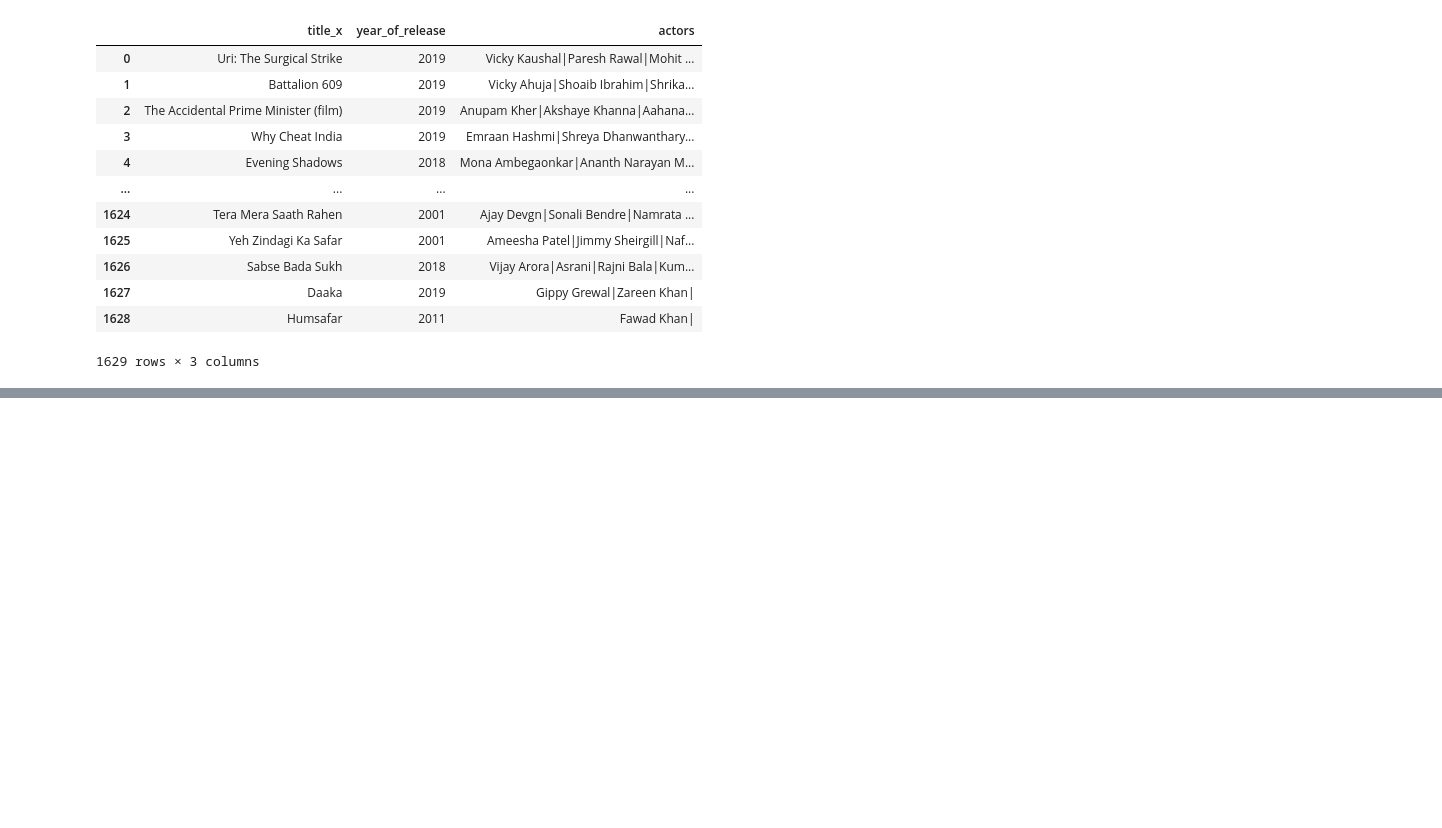
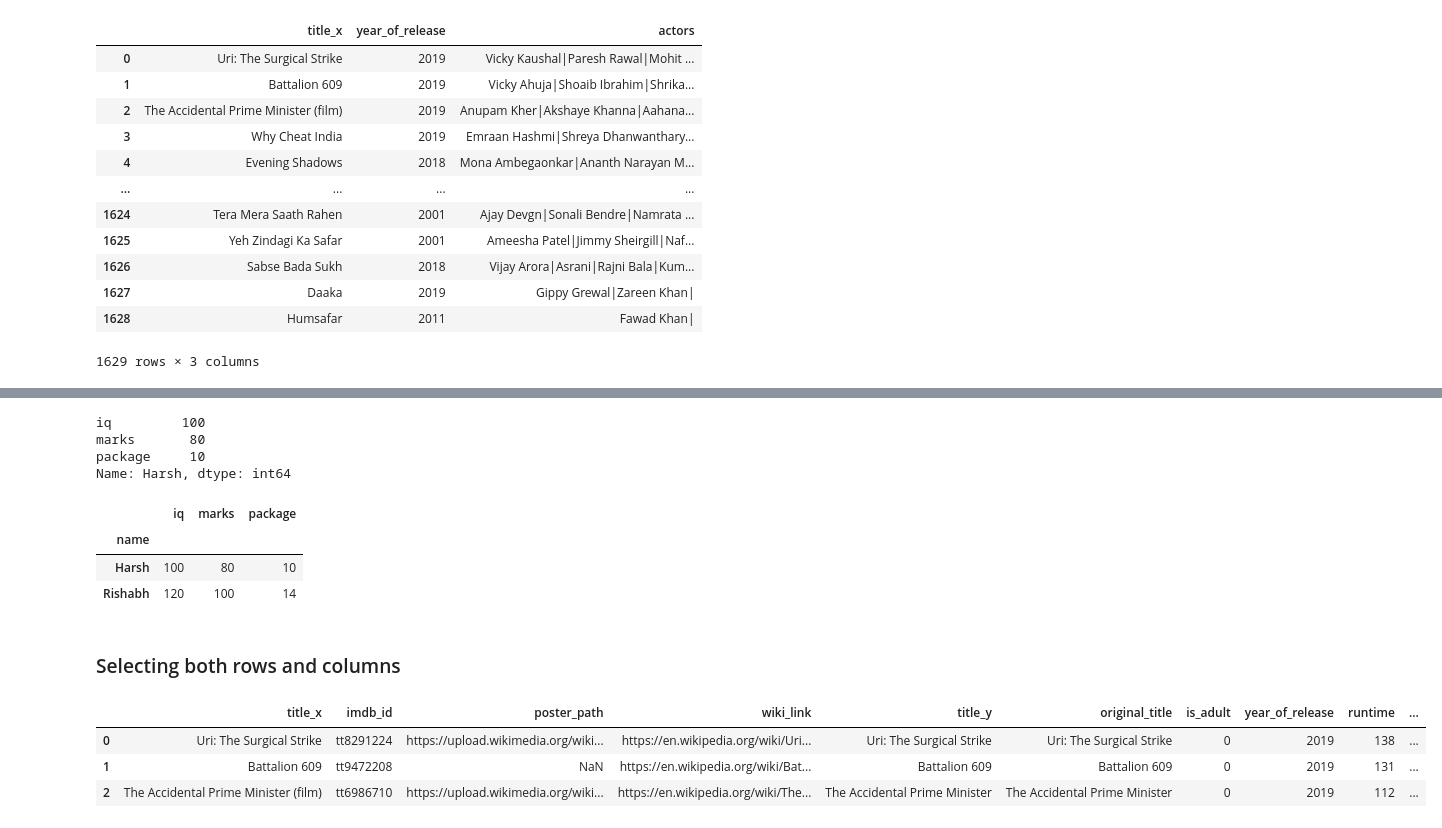
Before and after one commit to HarshChaturvedi19/Learn-Data-Science-With-Projects, a Jupyter notebook: PANDAS/panda-Dataframe/dataFrame.ipynb, the cells around one changed output, grey strips where cells are left out. Cells and saved outputs as stored; diff of their text form; code cells hidden in the pictures; blank space fills up the shorter version.

Commit message:
Row wise selecting

```diff
--- a/PANDAS/panda-Dataframe/dataFrame.ipynb
+++ b/PANDAS/panda-Dataframe/dataFrame.ipynb
@@ -378,0 +453,24 @@ movies[['title_x','year_of_release','actors']]
+# %%
+students.loc['Harsh']
+# %% [output]
+iq         100
+marks       80
+package     10
+Name: Harsh, dtype: int64
+# %%
+# multiple items
+students.loc['Harsh':'Rishabh':2]
+# %% [output]
+|  | iq | marks | package |
+| name |  |  |  |
+| Harsh | 100 | 80 | 10 |
+| Rishabh | 120 | 100 | 14 |
+# %% [markdown]
+### Selecting both rows and columns
+# %%
+movies.iloc[0:3,0:]
+# %% [output]
+|  | title_x | imdb_id | poster_path | wiki_link | title_y | original_title | is_adult | year_of_release | runtime | ... |
+| 0 | Uri: The Surgical Strike | tt8291224 | https://upload.wikimedia.org/wiki... | https://en.wikipedia.org/wiki/Uri... | Uri: The Surgical Strike | Uri: The Surgical Strike | 0 | 2019 | 138 | ... |
+| 1 | Battalion 609 | tt9472208 | NaN | https://en.wikipedia.org/wiki/Bat... | Battalion 609 | Battalion 609 | 0 | 2019 | 131 | ... |
+| 2 | The Accidental Prime Minister (film) | tt6986710 | https://upload.wikimedia.org/wiki... | https://en.wikipedia.org/wiki/The... | The Accidental Prime Minister | The Accidental Prime Minister | 0 | 2019 | 112 | ... |
```
Also changed, not shown: parts of 6 cells of this notebook.
